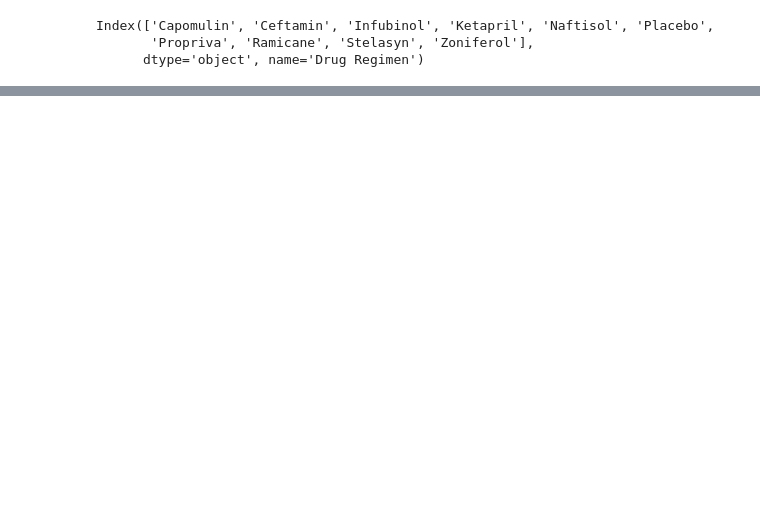
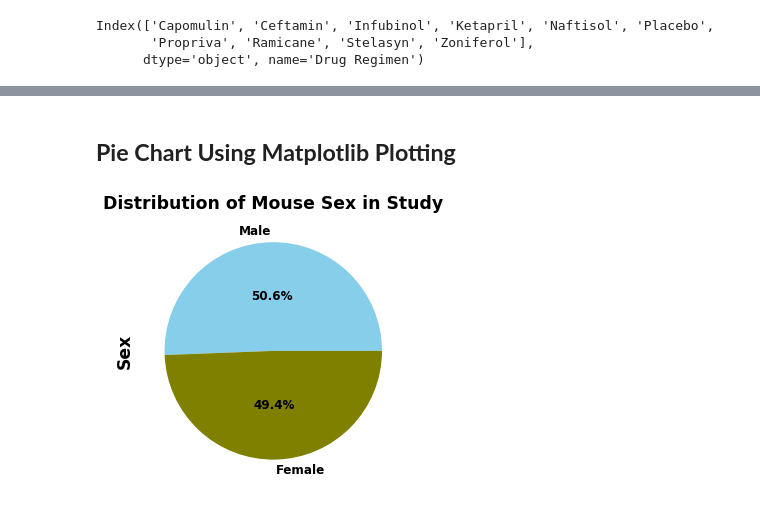
Before and after one commit to ringotm/Pharmaceutical-Data-Analysis, a Jupyter notebook: Pymaceuticals/Untitled.ipynb, the cells around one changed output, grey strips where cells are left out. Cells and saved outputs as stored; diff of their text form; code cells hidden in the pictures; blank space fills up the shorter version.

```diff
--- a/Pymaceuticals/Untitled.ipynb
+++ b/Pymaceuticals/Untitled.ipynb
@@ -102,0 +122,9 @@ Text(0.5, 0, 'Drug Regimen')
+# %% [markdown]
+## **Pie Chart Using Matplotlib Plotting**
+# %%
+fig, ax = plt.subplots(figsize=(8,5))
+ax.pie(sex_counts, labels=['Male', 'Female'], colors=['skyblue', 'olive'], pctdistance=.5, autopct='%1.1f%%',textprops={'fontweight': 'bold', 'fontsize': 'large'})
+ax.set_ylabel('Sex', fontsize='xx-large', fontweight='bold')
+ax.set_title('Distribution of Mouse Sex in Study', fontsize='xx-large', fontweight='bold');
+# %% [output]
+[figure, added]
```
Also changed, not shown: parts of 28 cells of this notebook.
